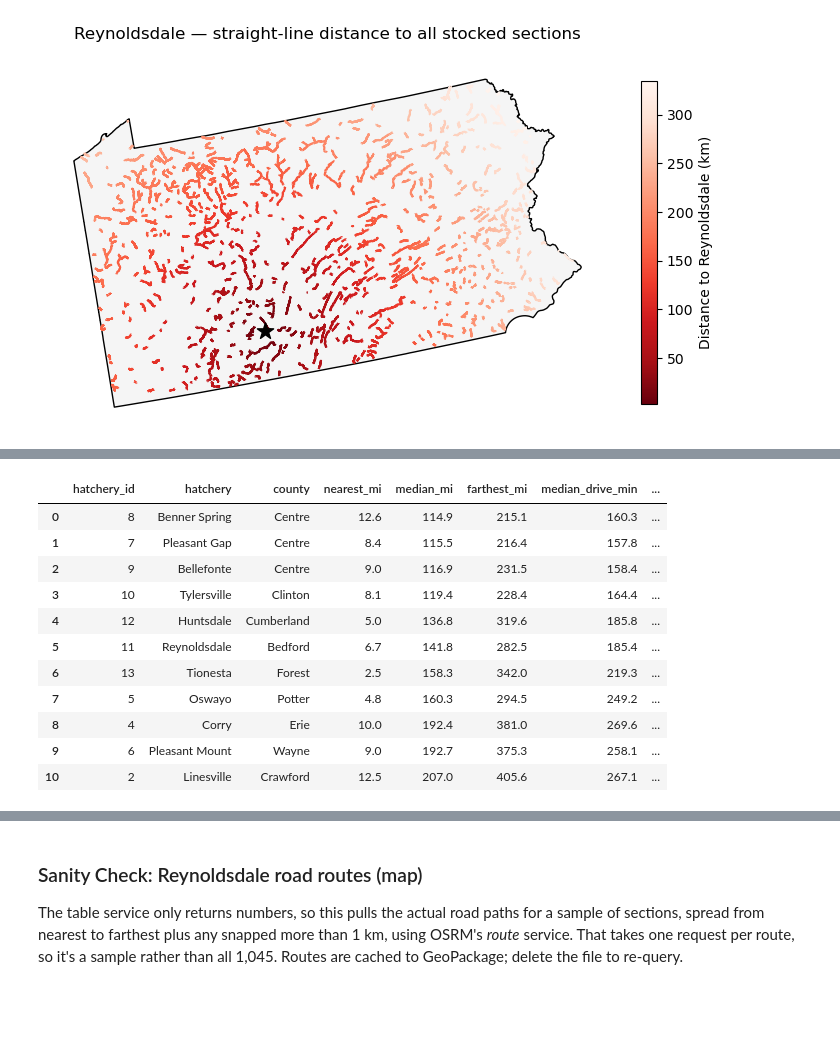
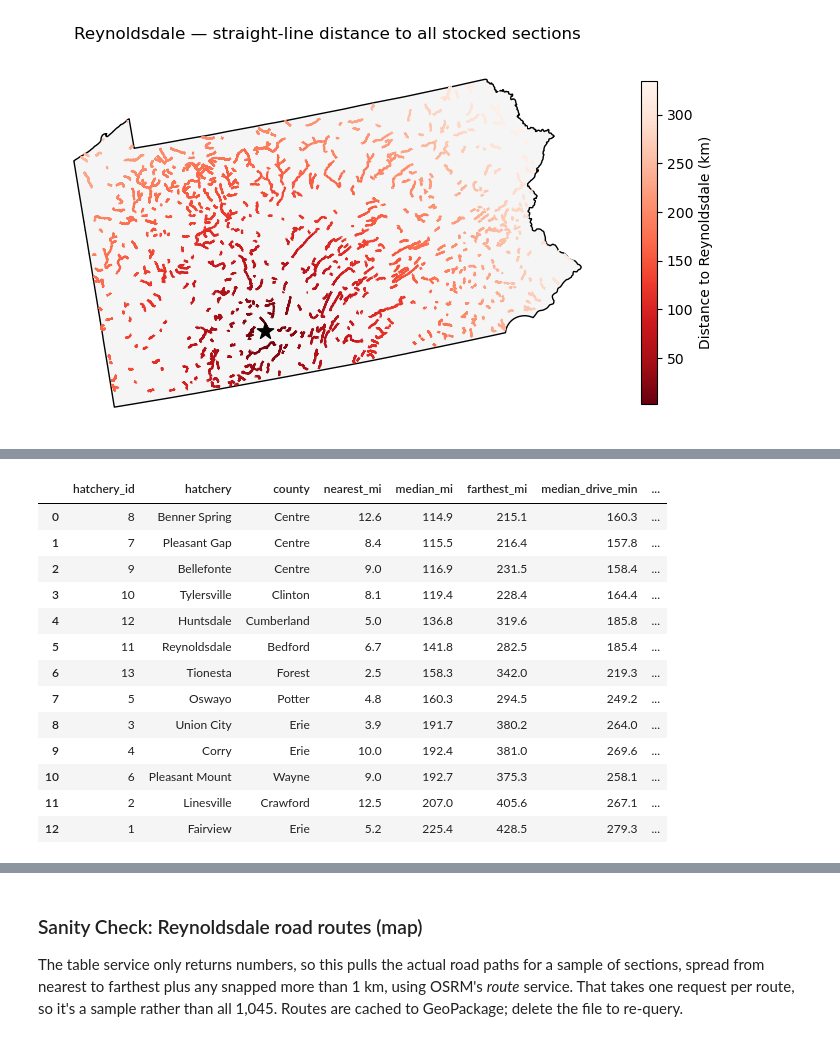
Before and after one commit to LoydGC/Troutimization-Project, a Jupyter notebook: notebooks/travel_arcs.ipynb, the cells around one changed output, grey strips where cells are left out. Cells and saved outputs as stored; diff of their text form; code cells hidden in the pictures; blank space fills up the shorter version.

```diff
--- a/notebooks/travel_arcs.ipynb
+++ b/notebooks/travel_arcs.ipynb
@@ -47,7 +47,12 @@ os.makedirs(FIG_DIR, exist_ok=True)
 os.makedirs(TABLE_DIR, exist_ok=True)
 
 # Import all layers in the same projected CRS for mapping and distance calculations.
-hatcheries = gpd.read_file("../data/processed/trout_hatcheries.gpkg").to_crs(CRS_M)
+# All 13 state fish hatcheries (PFBC's State Fish Hatcheries layer, the authoritative supply-node set; the raw file is an
+# older copy of it). Nate's base model uses the 9 on the 2026 stocking schedule, flagged in_2026_schedule.
+hatcheries = gpd.read_file("../data/raw/pa_hatcheries.gpkg").to_crs(CRS_M)
+hatcheries["NAME"] = hatcheries["NAME"].str.strip()
+scheduled = set(pd.read_parquet("../data/processed/stocking_events.parquet", columns=["hatchery"]).hatchery.dropna())
+hatcheries["in_2026_schedule"] = hatcheries["NAME"].isin(scheduled)
 coop_nurseries = gpd.read_file("../data/raw/Coop_nurseries.geojson").to_crs(CRS_M)
 class_a = gpd.read_file("../data/raw/pa_class_a_trout_streams.gpkg").to_crs(CRS_M)
 pa_boundary = gpd.read_file("../data/raw/pa_boundary.gpkg").to_crs(CRS_M)
@@ -323,40 +330,46 @@ rows: 11,495
 | 4 | 11 | Reynoldsdale | Bedford | 209_2 | West Branch Briar Creek | 279.155 | 173.459 | 196.1 | 46.4 | ... |
 # %%
 # Per-hatchery summary of road distance to all sections (report table).
-# "sections_closest_to" = how many sections have this hatchery as their nearest by road miles
-# (the baseline assignment in Nate's model: each section is served by its nearest hatchery).
-nearest = hatchery_road_dist_long.loc[hatchery_road_dist_long.groupby("section_id")["road_mi"].idxmin()]
+# sections_closest_to = how many sections have this hatchery as their nearest by road miles among the hatcheries on the
+# 2026 stocking schedule (Nate's base-model supply nodes; his baseline assigns each section to its nearest one).
+# Hatcheries off the schedule (Linesville, Pleasant Mount, Fairview, Union City) show 0: they're his "more hatcheries" extension.
+on_schedule = hatcheries.set_index("NAME")["in_2026_schedule"]
+sched_rows = hatchery_road_dist_long[hatchery_road_dist_long["hatchery"].map(on_schedule)]
+nearest = sched_rows.loc[sched_rows.groupby("section_id")["road_mi"].idxmin()]
 
 hatchery_summary = (
     hatchery_road_dist_long.groupby(["hatchery_id", "hatchery", "county"])
     .agg(
         nearest_mi=("road_mi", "min"),
         median_mi=("road_mi", "median"),
         farthest_mi=("road_mi", "max"),
         median_drive_min=("road_min", "median"),
     )
     .round(1)
     .reset_index()
 )
+hatchery_summary["in_2026_schedule"] = hatchery_summary["hatchery"].map(on_schedule)
 hatchery_summary["sections_closest_to"] = (
     hatchery_summary["hatchery"].map(nearest["hatchery"].value_counts()).fillna(0).astype(int)
 )
 hatchery_summary = hatchery_summary.sort_values("median_mi").reset_index(drop=True)
 hatchery_summary.to_csv(f"{TABLE_DIR}/hatchery_road_distance_summary.csv", index=False)
 hatchery_summary
 # %% [output]
 |  | hatchery_id | hatchery | county | nearest_mi | median_mi | farthest_mi | median_drive_min | ... |
 | 0 | 8 | Benner Spring | Centre | 12.6 | 114.9 | 215.1 | 160.3 | ... |
 | 1 | 7 | Pleasant Gap | Centre | 8.4 | 115.5 | 216.4 | 157.8 | ... |
 | 2 | 9 | Bellefonte | Centre | 9.0 | 116.9 | 231.5 | 158.4 | ... |
 | 3 | 10 | Tylersville | Clinton | 8.1 | 119.4 | 228.4 | 164.4 | ... |
 | 4 | 12 | Huntsdale | Cumberland | 5.0 | 136.8 | 319.6 | 185.8 | ... |
 | 5 | 11 | Reynoldsdale | Bedford | 6.7 | 141.8 | 282.5 | 185.4 | ... |
 | 6 | 13 | Tionesta | Forest | 2.5 | 158.3 | 342.0 | 219.3 | ... |
 | 7 | 5 | Oswayo | Potter | 4.8 | 160.3 | 294.5 | 249.2 | ... |
-| 8 | 4 | Corry | Erie | 10.0 | 192.4 | 381.0 | 269.6 | ... |
-| 9 | 6 | Pleasant Mount | Wayne | 9.0 | 192.7 | 375.3 | 258.1 | ... |
-| 10 | 2 | Linesville | Crawford | 12.5 | 207.0 | 405.6 | 267.1 | ... |
+| 8 | 3 | Union City | Erie | 3.9 | 191.7 | 380.2 | 264.0 | ... |
+| 9 | 4 | Corry | Erie | 10.0 | 192.4 | 381.0 | 269.6 | ... |
+| 10 | 6 | Pleasant Mount | Wayne | 9.0 | 192.7 | 375.3 | 258.1 | ... |
+| 11 | 2 | Linesville | Crawford | 12.5 | 207.0 | 405.6 | 267.1 | ... |
+| 12 | 1 | Fairview | Erie | 5.2 | 225.4 | 428.5 | 279.3 | ... |
 # %%
 # Validation summary for the road distance table.
 # Each check states what's expected. Status: PASS, FAIL, or WARN (worth a look, not necessarily wrong).
```
Also changed, not shown: parts of 6 cells of this notebook, 7 other files.
